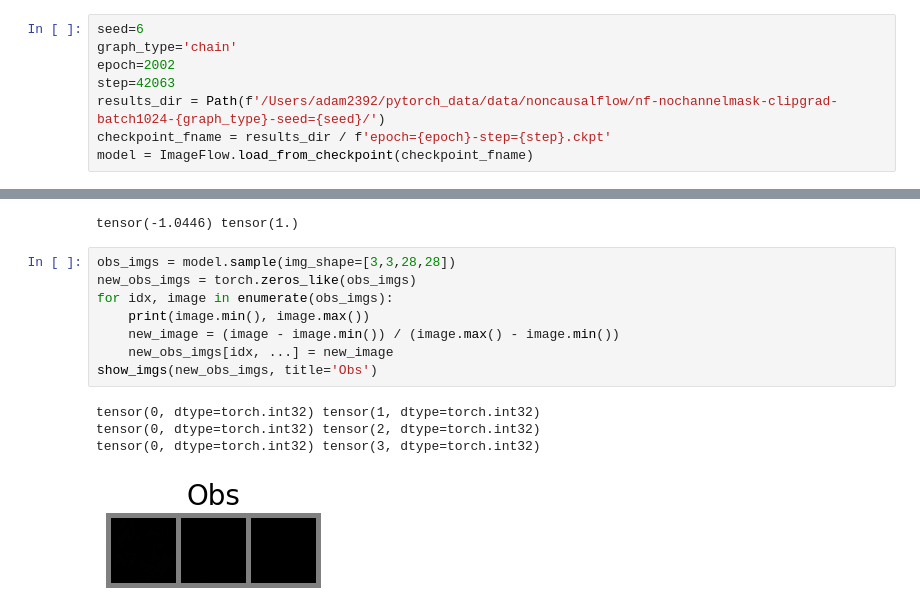
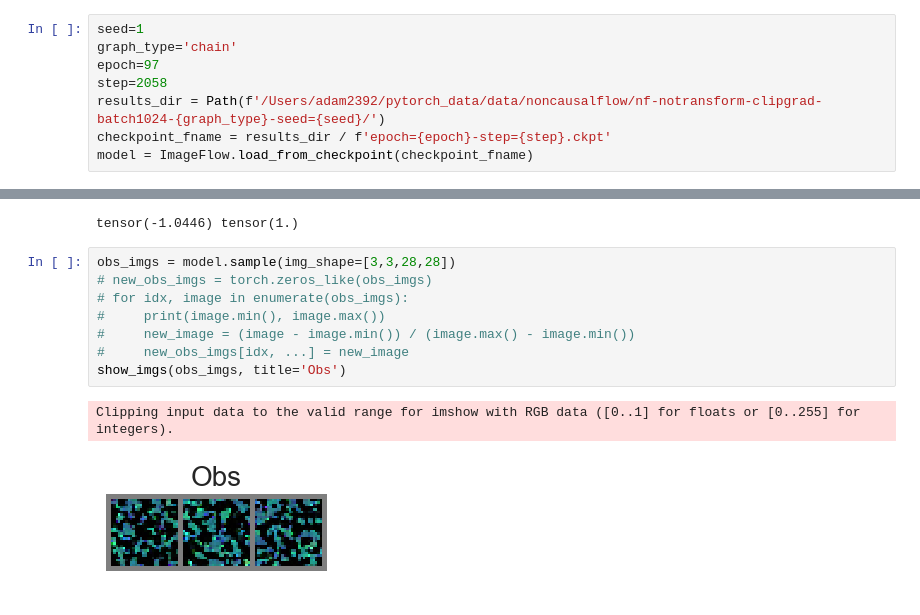
Before and after one commit to tree1111/CDRL, a Jupyter notebook: notebooks/Inspect Trained Models.ipynb, the cells around one changed output, grey strips where cells are left out. Saved outputs shown, nothing was run; the diff lists cells and outputs as text.

Commit message:
NO quantization
Signed-off-by: Adam Li <adam2392@gmail.com>

```diff
--- a/notebooks/Inspect Trained Models.ipynb
+++ b/notebooks/Inspect Trained Models.ipynb
@@ -468,11 +468,11 @@ from gendis.noncausal.flows import (
 )
 from gendis.noncausal.model import ImageFlow
 # %%
-seed=6
+seed=1
 graph_type='chain'
-epoch=2002
-step=42063
-results_dir = Path(f'/Users/adam2392/pytorch_data/data/noncausalflow/nf-nochannelmask-clipgrad-batch1024-{graph_type}-seed={seed}/')
+epoch=97
+step=2058
+results_dir = Path(f'/Users/adam2392/pytorch_data/data/noncausalflow/nf-notransform-clipgrad-batch1024-{graph_type}-seed={seed}/')
 checkpoint_fname = results_dir / f'epoch={epoch}-step={step}.ckpt'
 model = ImageFlow.load_from_checkpoint(checkpoint_fname)
 # %%
@@ -526,14 +526,12 @@ obs_imgs = z
 tensor(-1.0446) tensor(1.)
 # %%
 obs_imgs = model.sample(img_shape=[3,3,28,28])
-new_obs_imgs = torch.zeros_like(obs_imgs)
-for idx, image in enumerate(obs_imgs):
-    print(image.min(), image.max())
-    new_image = (image - image.min()) / (image.max() - image.min())
-    new_obs_imgs[idx, ...] = new_image
-show_imgs(new_obs_imgs, title='Obs')
+# new_obs_imgs = torch.zeros_like(obs_imgs)
+# for idx, image in enumerate(obs_imgs):
+#     print(image.min(), image.max())
+#     new_image = (image - image.min()) / (image.max() - image.min())
+#     new_obs_imgs[idx, ...] = new_image
+show_imgs(obs_imgs, title='Obs')
 # %% [output]
-tensor(0, dtype=torch.int32) tensor(1, dtype=torch.int32)
-tensor(0, dtype=torch.int32) tensor(2, dtype=torch.int32)
-tensor(0, dtype=torch.int32) tensor(3, dtype=torch.int32)
+Clipping input data to the valid range for imshow with RGB data ([0..1] for floats or [0..255] for integers).
-[figure, old version]
+[figure, new version]
```
Also changed, not shown: parts of 6 cells of this notebook, 4 other files.
